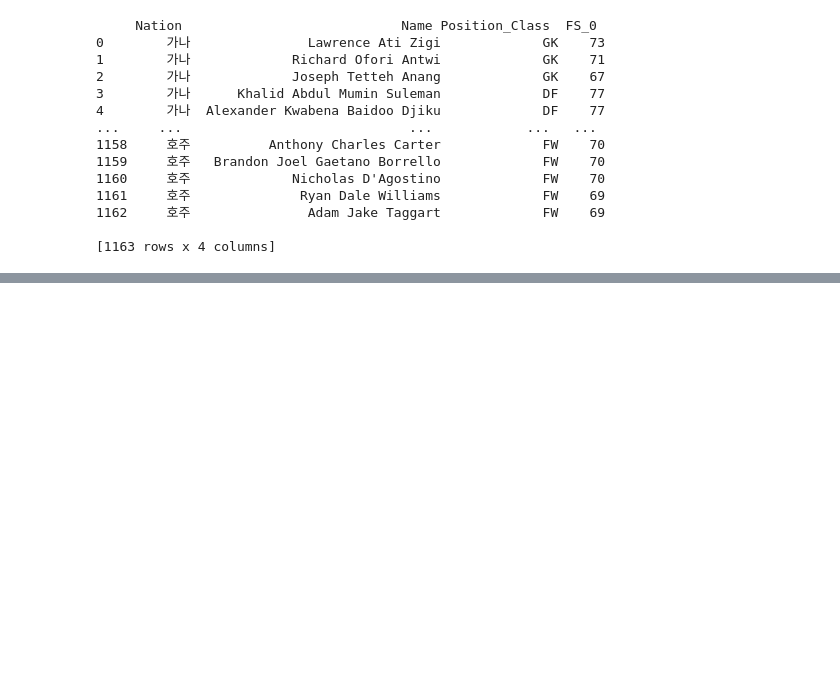
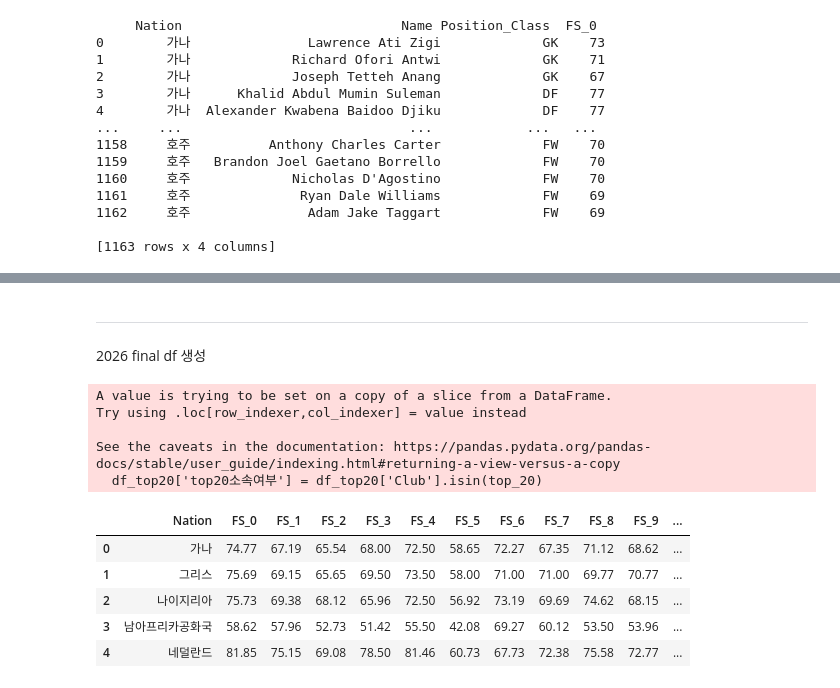
Before and after one commit to SKNetworks-AI19-250818/SKN19-mini-4Team, a Jupyter notebook: EDA/Player Stats/code/worldcup_eda.ipynb, the cells around one changed output, grey strips where cells are left out. Drawn from its saved outputs; the diff is of its cells as text; code cells hidden in the pictures; blank space fills up the shorter version.

```diff
--- a/EDA/Player Stats/code/worldcup_eda.ipynb
+++ b/EDA/Player Stats/code/worldcup_eda.ipynb
@@ -1068,11 +1068,9 @@ top_n = {
 
 df_top_players = pd.DataFrame()
 
-# 나라별 그룹핑
 for nation, df_nation in df_test_stat.groupby('Nation'):
-    # 포지션별 상위 N명 선택
-    for pos, n in top_n.items():
-        top_players = df_nation[df_nation['Position_Class'] == pos].nlargest(n, 'FS_0')
+    for position, n in top_n.items():
+        top_players = df_nation[df_nation['Position_Class'] == position].nlargest(n, 'FS_0')
         df_top_players = pd.concat([df_top_players, top_players])
 
 # 인덱스 초기화
@@ -1099,0 +1105,20 @@ df_top_players.to_csv('top.csv')
+# %%
+# FS_0가 가장 낮은 행
+min_player_row = df_top_players[df_top_players['FS_0'] == df_top_players['FS_0'].min()].iloc[0]
+
+filled_rows = []
+
+for nation, df_nation in df_top_players.groupby('Nation'):
+    current_count = len(df_nation)
+    if current_count < 26:
+        num = 26 - current_count
+        for _ in range(num):
+            new_row = min_player_row.copy()
+            new_row['Nation'] = nation
+            new_row['Eng_Nation'] = df_nation['Eng_Nation'].iloc[0]
+            new_row['Club'] = ''
+
+            filled_rows.append(new_row)
+
+if filled_rows:
+    df_top_players = pd.concat([df_top_players, pd.DataFrame(filled_rows)], ignore_index=True)
@@ -1099,0 +1127,3 @@ df_top_players.to_csv('top.csv')
+# %% [markdown]
+---
+2026 final df 생성
@@ -1099,0 +1135,47 @@ df_top_players.to_csv('top.csv')
+# %%
+top_20 = [
+    "FC Barcelona",
+    "Real Madrid",
+    "Manchester United",
+    "Liverpool",
+    "Manchester City",
+    "Chelsea",
+    "Arsenal",
+    "AC Milan",
+    "Paris Saint-Germain",
+    "Bayern München",
+    "Borussia Dortmund",
+    "Atlético Madrid",
+    "Roma",
+    'Eintracht Frankfurt',
+    'West Ham United',
+    'SL Benfica',
+    'Bayer 04 Leverkusen',
+    'Feyenoord',
+    'Inter',
+    'Atalanta',
+]
+
+df_top20 = df_top_players[['Nation', 'Club']]
+
+# 유명팀 컬럼 추가(소속 여부)
+df_top20['top20소속여부'] = df_top20['Club'].isin(top_20)
+
+df_top20 = df_top20.groupby(['Nation'])['top20소속여부'].sum().reset_index()
+df_top20.rename(columns={'top20소속여부': 'Avg_Famous'}, inplace=True)
+# %% [output]
+A value is trying to be set on a copy of a slice from a DataFrame.
+Try using .loc[row_indexer,col_indexer] = value instead
+
+See the caveats in the documentation: https://pandas.pydata.org/pandas-docs/stable/user_guide/indexing.html#returning-a-view-versus-a-copy
+  df_top20['top20소속여부'] = df_top20['Club'].isin(top_20)
+# %%
+df_stat = df_top_players.groupby(['Nation'])[['FS_0','FS_1','FS_2','FS_3','FS_4','FS_5','FS_6','FS_7','FS_8','FS_9','FS_10','FS_11','FS_12','FS_13','FS_14']].mean().round(2).reset_index()
+df_stat.head()
+# %% [output]
+|  | Nation | FS_0 | FS_1 | FS_2 | FS_3 | FS_4 | FS_5 | FS_6 | FS_7 | FS_8 | FS_9 | ... |
+| 0 | 가나 | 74.77 | 67.19 | 65.54 | 68.00 | 72.50 | 58.65 | 72.27 | 67.35 | 71.12 | 68.62 | ... |
+| 1 | 그리스 | 75.69 | 69.15 | 65.65 | 69.50 | 73.50 | 58.00 | 71.00 | 71.00 | 69.77 | 70.77 | ... |
+| 2 | 나이지리아 | 75.73 | 69.38 | 68.12 | 65.96 | 72.50 | 56.92 | 73.19 | 69.69 | 74.62 | 68.15 | ... |
+| 3 | 남아프리카공화국 | 58.62 | 57.96 | 52.73 | 51.42 | 55.50 | 42.08 | 69.27 | 60.12 | 53.50 | 53.96 | ... |
+| 4 | 네덜란드 | 81.85 | 75.15 | 69.08 | 78.50 | 81.46 | 60.73 | 67.73 | 72.38 | 75.58 | 72.77 | ... |
```
Also changed, not shown: parts of 6 cells of this notebook, 3 other files.
